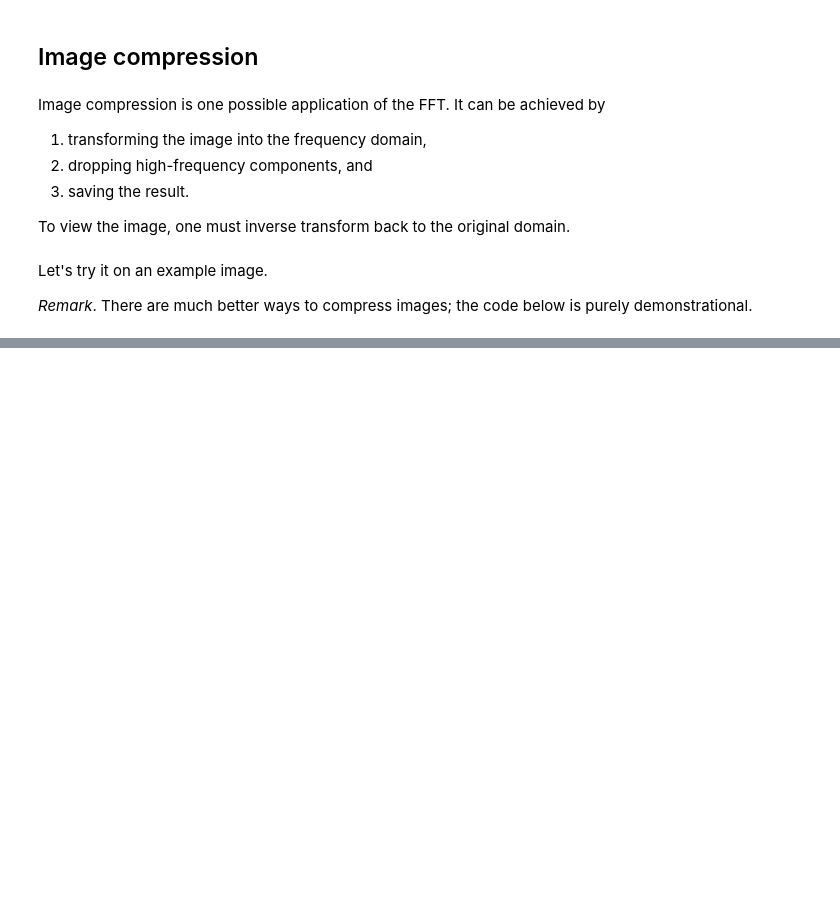
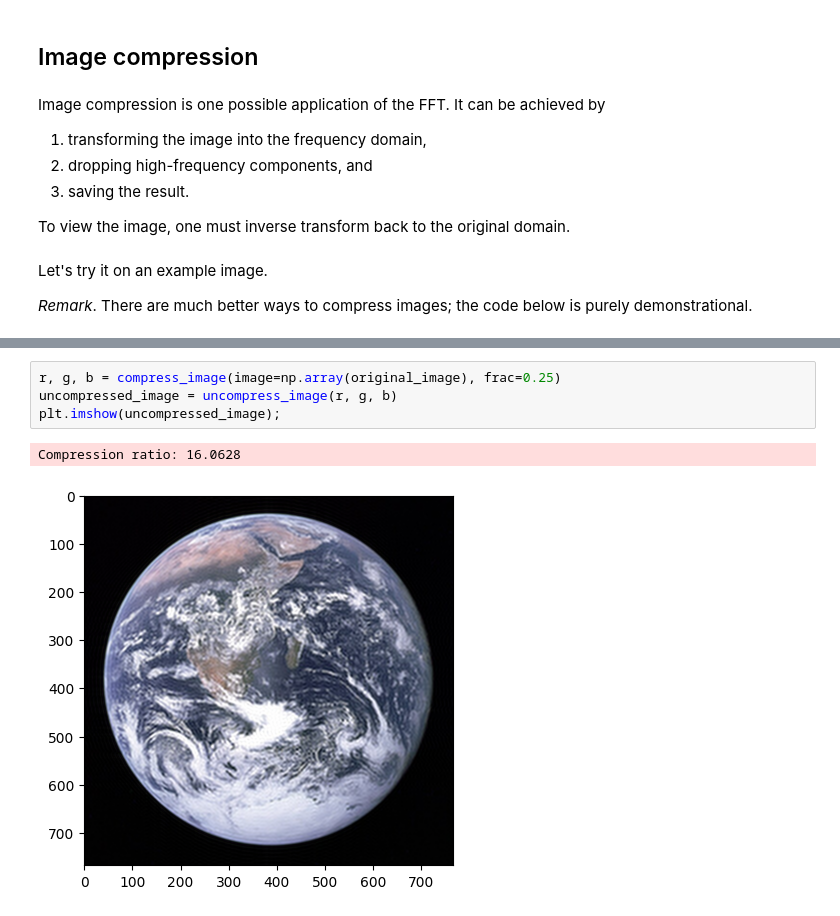
Before and after one commit to parsiad/parsiad.github.io, a Jupyter notebook: src/2015-01-01-introduction_to_the_fft.ipynb, the cells around one changed output, grey strips where cells are left out. Saved outputs shown, nothing was run; the diff lists cells and outputs as text; blank space fills up the shorter version.

```diff
--- a/src/2015-01-01-introduction_to_the_fft.ipynb
+++ b/src/2015-01-01-introduction_to_the_fft.ipynb
@@ -300,0 +343,7 @@ lossy_image
+# %%
+r, g, b = compress_image(image=np.array(original_image), frac=0.25)
+uncompressed_image = uncompress_image(r, g, b)
+plt.imshow(uncompressed_image);
+# %% [output]
+Compression ratio: 16.0628
+[figure, added]
```
Also changed, not shown: parts of 7 cells of this notebook, 4 other files.
